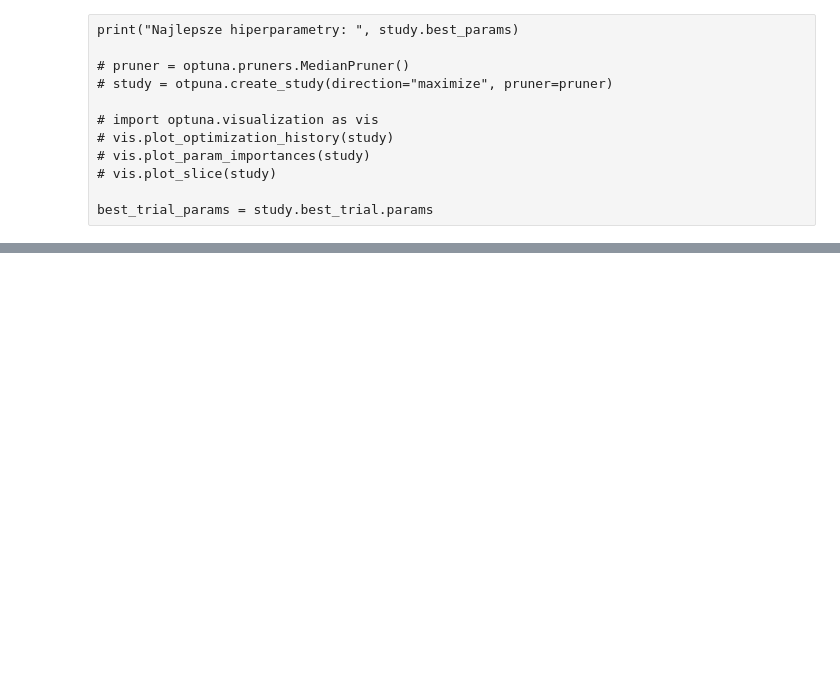
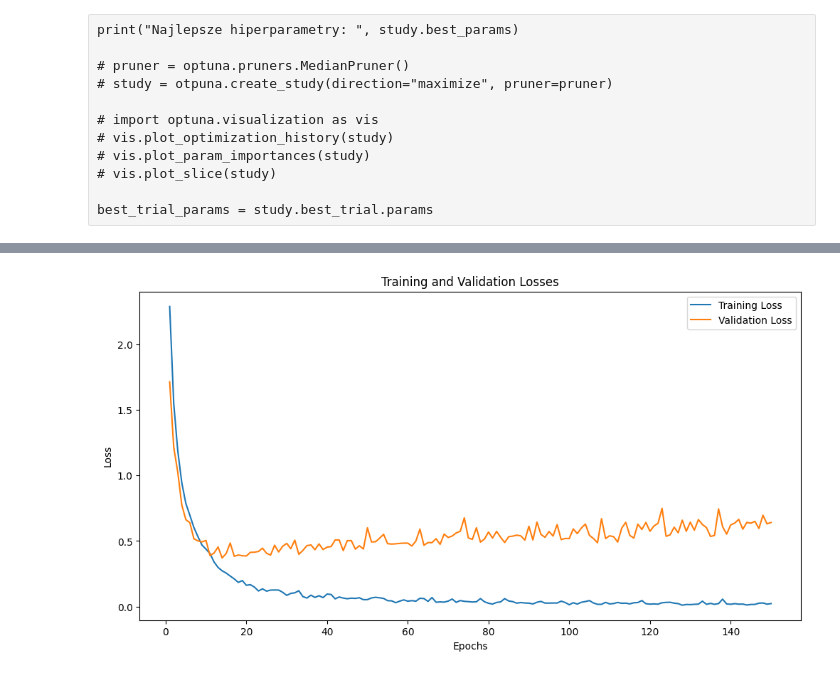
Before and after one commit to Perovsky56/Satellite-Imagery-CNN, a Jupyter notebook: satelliteCNN.ipynb, the cells around one changed output, grey strips where cells are left out. Drawn from its saved outputs; the diff is of its cells as text; code cells hidden in the pictures; blank space fills up the shorter version.

```diff
--- a/satelliteCNN.ipynb
+++ b/satelliteCNN.ipynb
@@ -568,0 +664,90 @@ Epoch 95, Validation Loss: 0.6850, Accuracy: 0.9181
+# %%
+import pickle
+import pandas as pd
+import matplotlib.pyplot as plt
+
+def load_data(trial_number):
+    try:
+        with open(f'outputs/train_losses_trial_{trial_number}.pkl', 'rb') as f:
+            train_losses = pickle.load(f)
+        with open(f'outputs/val_losses_trial_{trial_number}.pkl', 'rb') as f:
+            val_losses = pickle.load(f)
+        with open(f'outputs/accuracies_trial_{trial_number}.pkl', 'rb') as f:
+            accuracies = pickle.load(f)
+        return train_losses, val_losses, accuracies
+    except FileNotFoundError:
+        return None, None, None
+
+def plot_losses(train_losses, val_losses):
+    epochs = range(1, len(train_losses) + 1)
+    plt.figure(figsize=(12, 6))
+    plt.plot(epochs, train_losses, label='Training Loss')
+    plt.plot(epochs, val_losses, label='Validation Loss')
+    plt.xlabel('Epochs')
+    plt.ylabel('Loss')
+    plt.title('Training and Validation Losses')
+    plt.legend()
+    plt.show()
+
+def plot_accuracies(accuracies):
+    epochs = range(1, len(accuracies) + 1)
+    plt.figure(figsize=(12, 6))
+    plt.plot(epochs, accuracies, label='Accuracy')
+    plt.xlabel('Epochs')
+    plt.ylabel('Accuracy')
+    plt.title('Training Accuracy')
+    plt.legend()
+    plt.show()
+
+def find_best_epoch(train_losses, val_losses, accuracies):
+    best_epoch = None
+    best_accuracy = 0
+    for epoch in range(len(accuracies)):
+        if accuracies[epoch] > best_accuracy and val_losses[epoch] < train_losses[epoch]:
+            best_accuracy = accuracies[epoch]
+            best_epoch = epoch + 1
+    return best_epoch
+
+def find_best_trial(trial_numbers):
+    best_trial = None
+    best_accuracy = 0
+    for trial_number in trial_numbers:
+        train_losses, val_losses, accuracies = load_data(trial_number)
+        if train_losses is not None and val_losses is not None and accuracies is not None:
+            for epoch in range(len(accuracies)):
+                if accuracies[epoch] > best_accuracy and val_losses[epoch] < train_losses[epoch]:
+                    best_accuracy = accuracies[epoch]
+                    best_trial = trial_number
+                    break
+    return best_trial
+
+# Specify the trial numbers to analyze (1 to 300)
+trial_numbers = list(range(1, 301))
+
+# Find the best trial
+best_trial = find_best_trial(trial_numbers)
+print(f"The best trial is {best_trial}")
+
+if best_trial is not None:
+    # Load data for the best trial
+    train_losses, val_losses, accuracies = load_data(best_trial)
+
+    # Find the best epoch for stopping the learning process
+    best_epoch = find_best_epoch(train_losses, val_losses, accuracies)
+    print(f"The best epoch for stopping the learning process is {best_epoch}")
+
+    # Plot losses for the best trial
+    plot_losses(train_losses, val_losses)
+
+    # Plot accuracies for the best trial
+    plot_accuracies(accuracies)
+
+    # Display accuracy for the best epoch
+    print(f"Accuracy at the best epoch ({best_epoch}) is {accuracies[best_epoch-1]}")
+
+    # Find and display the epoch with the highest accuracy
+    highest_accuracy_epoch = accuracies.index(max(accuracies)) + 1
+    print(f"The epoch with the highest accuracy is {highest_accuracy_epoch} with an accuracy of {max(accuracies)}")
+else:
+    print("No valid trials found.")
+# %% [output]
@@ -568,0 +756 @@ Epoch 95, Validation Loss: 0.6850, Accuracy: 0.9181
+[figure, added]
```
Also changed, not shown: parts of 8 cells of this notebook.
